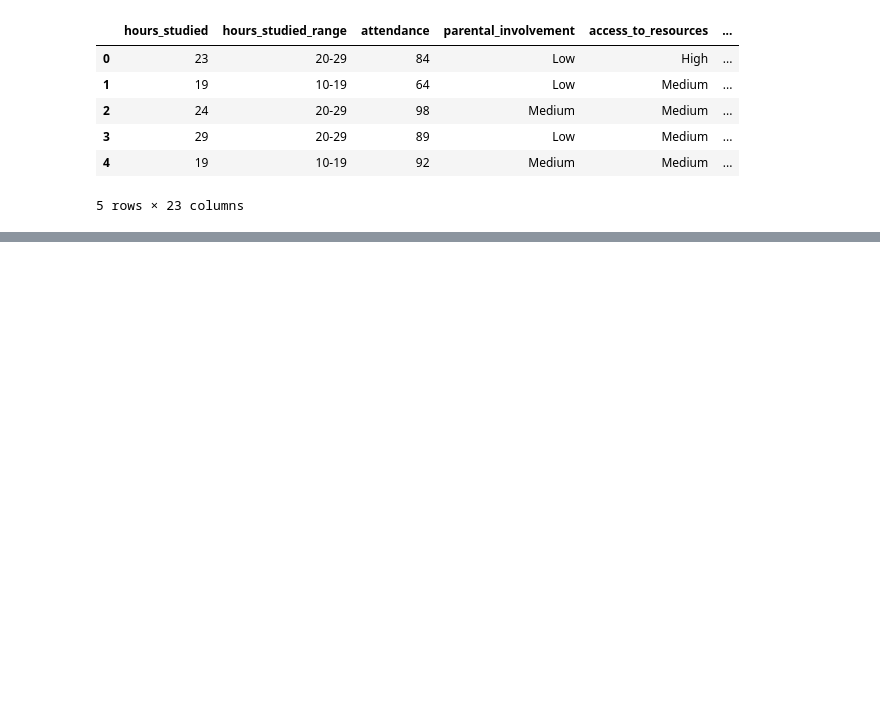
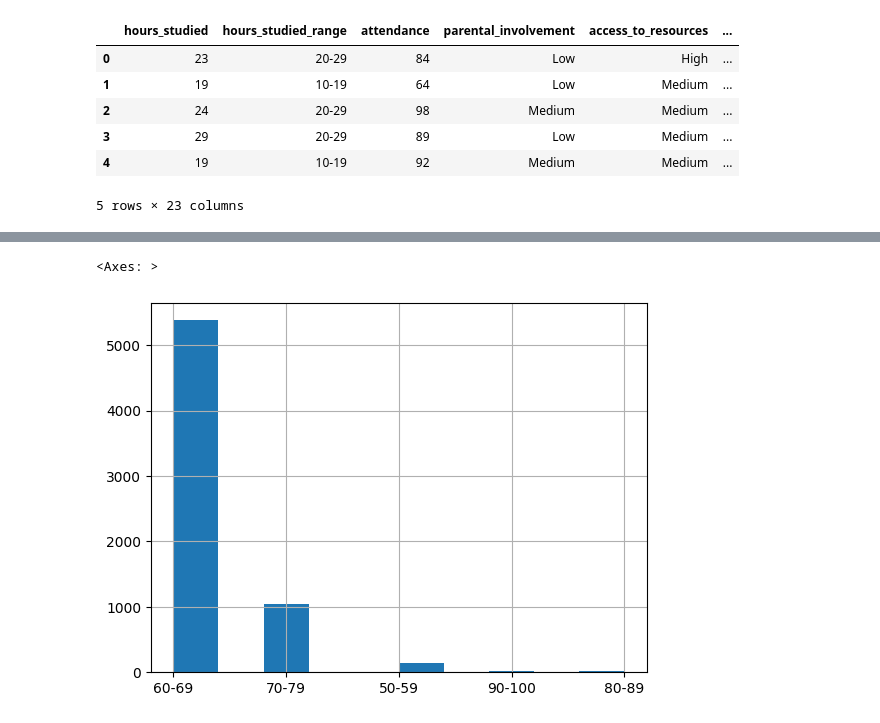
Before and after one commit to eeeare-eyesee/Student_Performance_Project, a Jupyter notebook: Student_Performance_Factors.ipynb, the cells around one changed output, grey strips where cells are left out. Cells and saved outputs as stored; diff of their text form; code cells hidden in the pictures; blank space fills up the shorter version.

```diff
--- a/Student_Performance_Factors.ipynb
+++ b/Student_Performance_Factors.ipynb
@@ -339,0 +416,6 @@ df.head()
+# %%
+#add viz for exam score ranges
+df['exam_score_range'].hist(bins=10)
+# %% [output]
+<Axes: >
+[figure, added]
```
Also changed, not shown: parts of 9 cells of this notebook.
